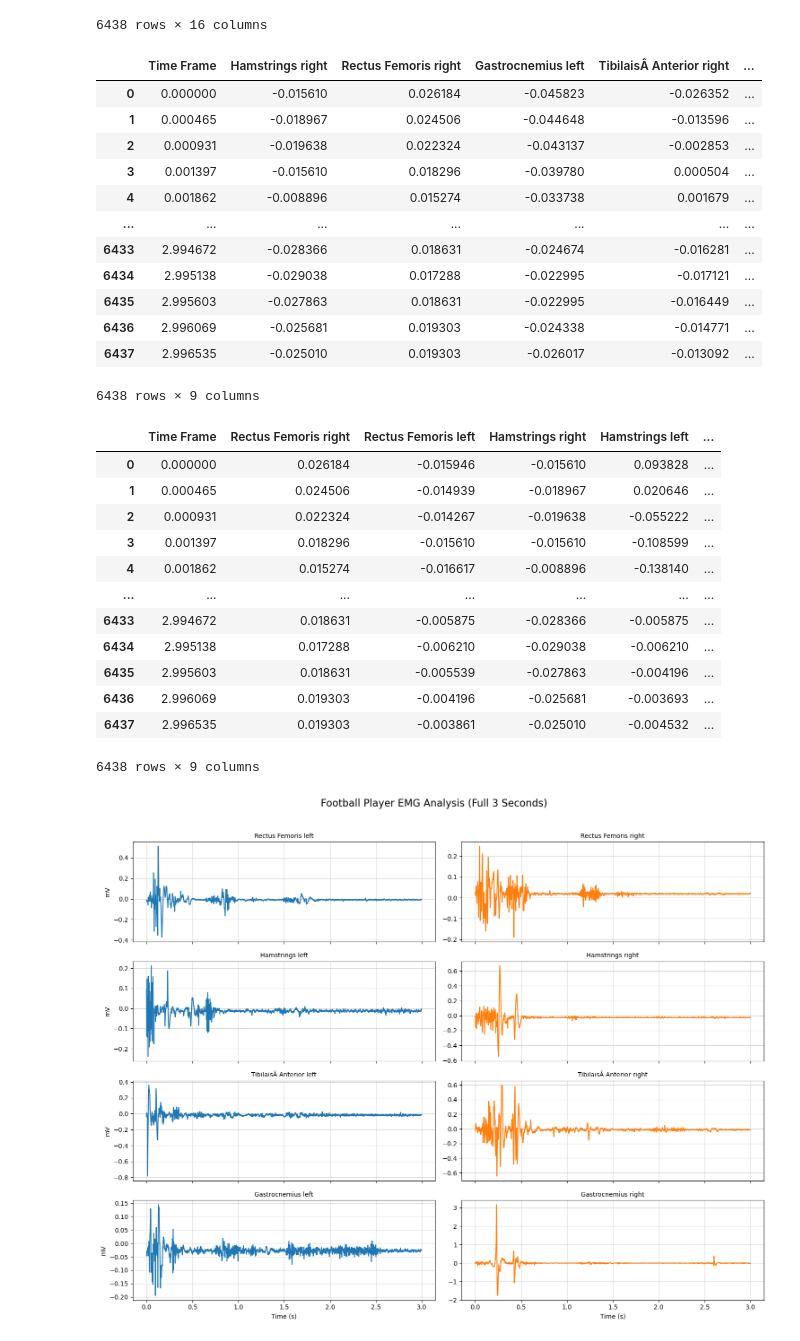
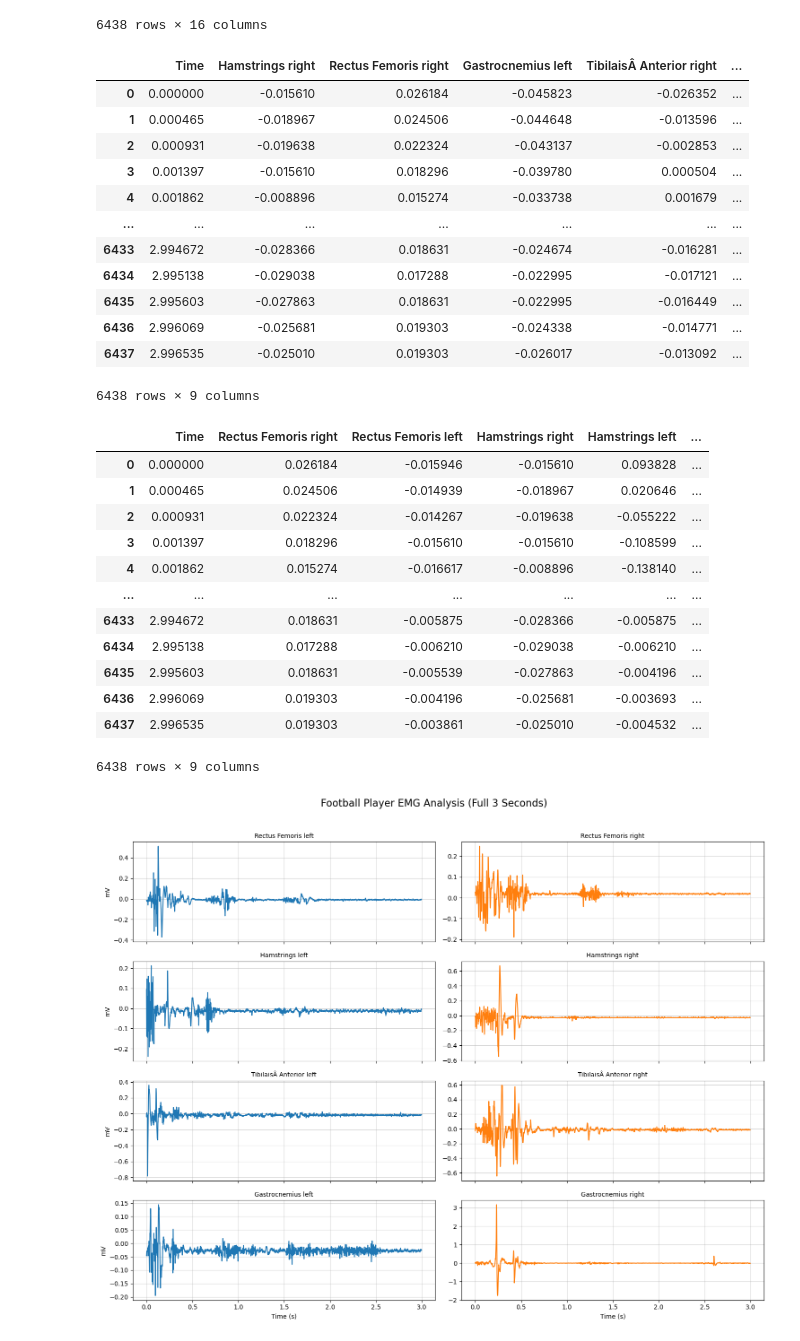
Before and after one commit to Franky170504/emg-gait, a Jupyter notebook: Notebooks/1_analysis.ipynb, the cells around one changed output. Cells and saved outputs as stored; diff of their text form; code cells hidden in the pictures.

```diff
--- a/Notebooks/1_analysis.ipynb
+++ b/Notebooks/1_analysis.ipynb
@@ -29,11 +29,11 @@ df
 time_col = df.iloc[:, 0]
 # We extract only the columns containing 'mV' (the EMG data)
 emg_data = df.xs('EMG 1 (mV)', level=1, axis=1).copy()
-emg_data.insert(0, 'Time Frame', time_col)
+emg_data.insert(0, 'Time', time_col)
 # %%
 emg_data
 # %% [output]
-|  | Time Frame | Hamstrings right | Rectus Femoris right | Gastrocnemius left | TibilaisÂ Anterior right | ... |
+|  | Time | Hamstrings right | Rectus Femoris right | Gastrocnemius left | TibilaisÂ Anterior right | ... |
 | 0 | 0.000000 | -0.015610 | 0.026184 | -0.045823 | -0.026352 | ... |
 | 1 | 0.000465 | -0.018967 | 0.024506 | -0.044648 | -0.013596 | ... |
 | 2 | 0.000931 | -0.019638 | 0.022324 | -0.043137 | -0.002853 | ... |
@@ -48,16 +48,16 @@ emg_data
 6438 rows × 9 columns
 # %%
 target_order = [
-    'Time Frame',
+    'Time',
     'Rectus Femoris right', 'Rectus Femoris left',
     'Hamstrings right', 'Hamstrings left',
     'TibilaisÂ Anterior right', 'TibilaisÂ Anterior left',
     'Gastrocnemius right', 'Gastrocnemius left'
 ]
 emg_data = emg_data.reindex(columns=target_order)
 emg_data
 # %% [output]
-|  | Time Frame | Rectus Femoris right | Rectus Femoris left | Hamstrings right | Hamstrings left | ... |
+|  | Time | Rectus Femoris right | Rectus Femoris left | Hamstrings right | Hamstrings left | ... |
 | 0 | 0.000000 | 0.026184 | -0.015946 | -0.015610 | 0.093828 | ... |
 | 1 | 0.000465 | 0.024506 | -0.014939 | -0.018967 | 0.020646 | ... |
 | 2 | 0.000931 | 0.022324 | -0.014267 | -0.019638 | -0.055222 | ... |
```
Also changed, not shown: parts of 2 cells of this notebook, 5 other files.
